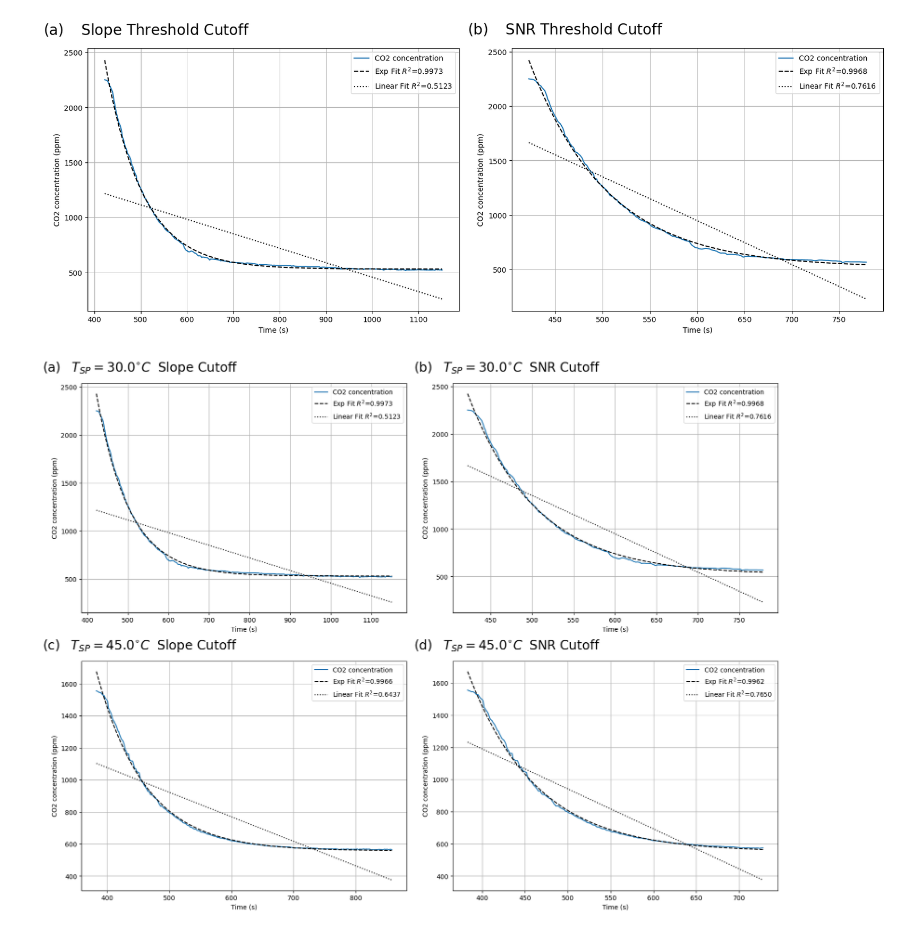
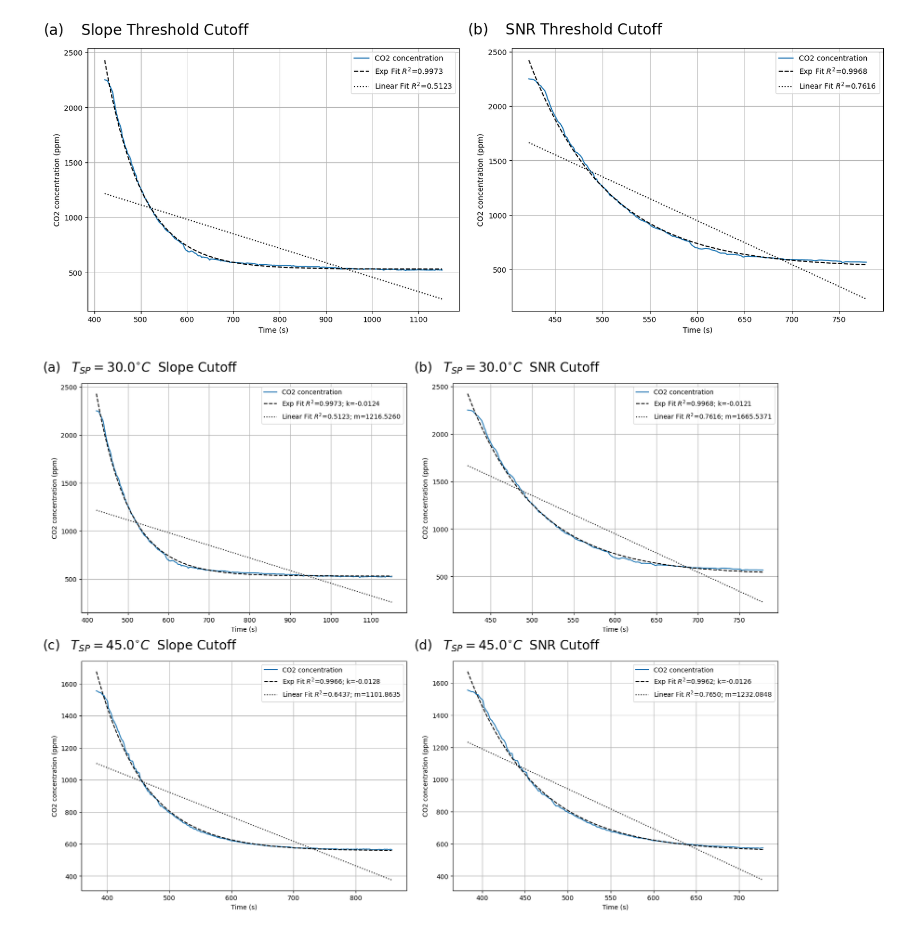
Before and after one commit to joey-shin/CHEM105, a Jupyter notebook: PID/PID_visualization.ipynb, the cells around one changed output. Drawn from its saved outputs; the diff is of its cells as text; code cells hidden in the pictures.

```diff
--- a/PID/PID_visualization.ipynb
+++ b/PID/PID_visualization.ipynb
@@ -707,8 +707,8 @@ r2_lin = 1 - np.sum((y_window - y_fit_lin)**2) / np.sum((y_window - np.mean(y_wi
 
 ax1 = axes[0, 1]
 ax1.plot(t_window, y_window, label=label_array[3])
-ax1.plot(t_window, exp_decay(t_rel, *popt), '--k', label=fr'Exp Fit $R^2$={r2:.4f}')
-ax1.plot(t_window, lin_decay(t_rel, *popt_lin), ':k', label=fr'Linear Fit $R^2$={r2_lin:.4f}')
+ax1.plot(t_window, exp_decay(t_rel, *popt), '--k', label=fr'Exp Fit $R^2$={r2:.4f}; k={popt[2]:.4f}')
+ax1.plot(t_window, lin_decay(t_rel, *popt_lin), ':k', label=fr'Linear Fit $R^2$={r2_lin:.4f}; m={popt_lin[0]:.4f}')
 ax1.set_xlabel('Time (s)')
 ax1.set_ylabel(y_axis_labels[1])
 ax1.tick_params(axis='y')
@@ -734,8 +734,8 @@ r2_lin = 1 - np.sum((y_window - y_fit_lin)**2) / np.sum((y_window - np.mean(y_wi
 
 ax2 = axes[0, 0]
 ax2.plot(t_window, y_window, label=label_array[3])
-ax2.plot(t_window, exp_decay(t_rel, *popt), '--k', label=fr'Exp Fit $R^2$={r2:.4f}')
-ax2.plot(t_window, lin_decay(t_rel, *popt_lin), ':k', label=fr'Linear Fit $R^2$={r2_lin:.4f}')
+ax2.plot(t_window, exp_decay(t_rel, *popt), '--k', label=fr'Exp Fit $R^2$={r2:.4f}; k={popt[2]:.4f}')
+ax2.plot(t_window, lin_decay(t_rel, *popt_lin), ':k', label=fr'Linear Fit $R^2$={r2_lin:.4f}; m={popt_lin[0]:.4f}')
 ax2.set_xlabel('Time (s)')
 ax2.set_ylabel(y_axis_labels[1])
 ax2.tick_params(axis='y')
@@ -761,8 +761,8 @@ r2_lin = 1 - np.sum((y_window - y_fit_lin)**2) / np.sum((y_window - np.mean(y_wi
 
 ax4 = axes[1, 1]
 ax4.plot(t_window, y_window, label=label_array[3])
-ax4.plot(t_window, exp_decay(t_rel, *popt), '--k', label=fr'Exp Fit $R^2$={r2:.4f}')
-ax4.plot(t_window, lin_decay(t_rel, *popt_lin), ':k', label=fr'Linear Fit $R^2$={r2_lin:.4f}')
+ax4.plot(t_window, exp_decay(t_rel, *popt), '--k', label=fr'Exp Fit $R^2$={r2:.4f}; k={popt[2]:.4f}')
+ax4.plot(t_window, lin_decay(t_rel, *popt_lin), ':k', label=fr'Linear Fit $R^2$={r2_lin:.4f}; m={popt_lin[0]:.4f}')
 ax4.set_xlabel('Time (s)')
 ax4.set_ylabel(y_axis_labels[1])
 ax4.tick_params(axis='y')
@@ -781,33 +781,33 @@ y_fit = exp_decay(t_rel, *popt)
 residuals = y_window - y_fit
 ss_res = np.sum(residuals**2)
 ss_tot = np.sum((y_window - np.mean(y_window))**2)
 r2 = 1 - (ss_res / ss_tot)
 
 y_fit_lin = lin_decay(t_rel, *popt_lin)
 r2_lin = 1 - np.sum((y_window - y_fit_lin)**2) / np.sum((y_window - np.mean(y_window))**2)
 
 ax3 = axes[1, 0]
 ax3.plot(t_window, y_window, label=label_array[3])
-ax3.plot(t_window, exp_decay(t_rel, *popt), '--k', label=fr'Exp Fit $R^2$={r2:.4f}')
-ax3.plot(t_window, lin_decay(t_rel, *popt_lin), ':k', label=fr'Linear Fit $R^2$={r2_lin:.4f}')
+ax3.plot(t_window, exp_decay(t_rel, *popt), '--k', label=fr'Exp Fit $R^2$={r2:.4f}; k={popt[2]:.4f}')
+ax3.plot(t_window, lin_decay(t_rel, *popt_lin), ':k', label=fr'Linear Fit $R^2$={r2_lin:.4f}; m={popt_lin[0]:.4f}')
 ax3.set_xlabel('Time (s)')
 ax3.set_ylabel(y_axis_labels[1])
 ax3.tick_params(axis='y')
 ax3.legend()
 ax3.grid(True)
 
 plt.subplots_adjust(left=0.02, right=0.97, top=1.0, bottom=0.08, wspace=0.2, hspace=0.2)
 
 labels = [
     r'(a) $\;\; T_{SP} = 30.0 ^{\circ}C \;$ Slope Cutoff',
     r'(b) $\;\; T_{SP} = 30.0 ^{\circ}C \;$ SNR Cutoff',
     r'(c) $\;\; T_{SP} = 45.0 ^{\circ}C \;$ Slope Cutoff',
     r'(d) $\;\; T_{SP} = 45.0 ^{\circ}C \;$ SNR Cutoff'
 ]
 
 for ax, label in zip(axes.flatten(), labels):
     ax.text(-0.12, 1.1, label, transform=ax.transAxes,fontsize=20, va='top', ha='left')
 
 fig.savefig('Visualizations/regress_combined.png')
 # %% [output]
-[figure, old version]
+[figure, new version]
```
Also changed, not shown: 1 other file.
